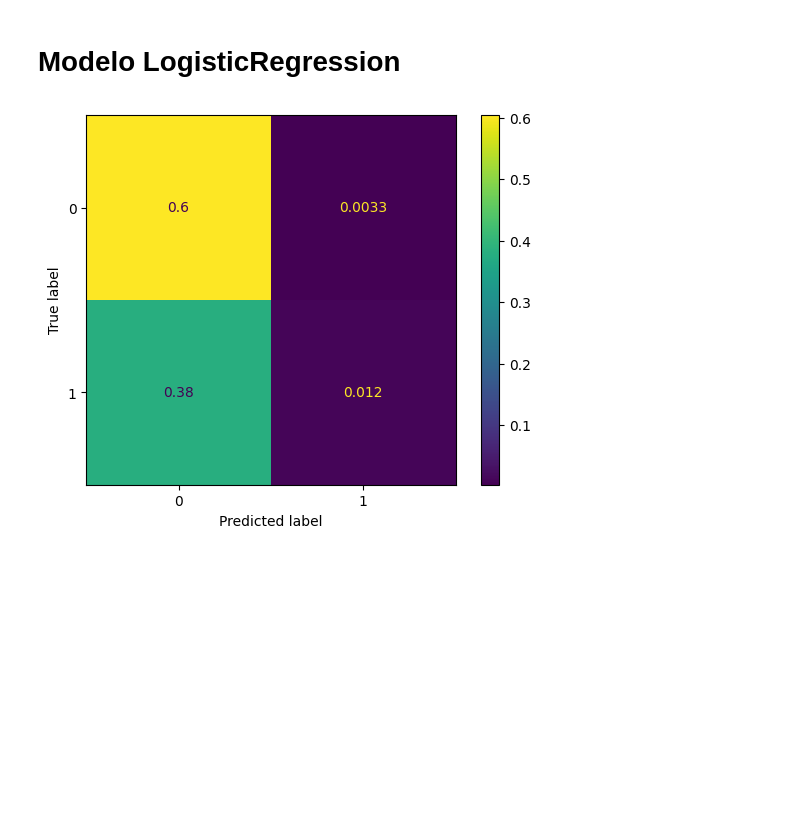
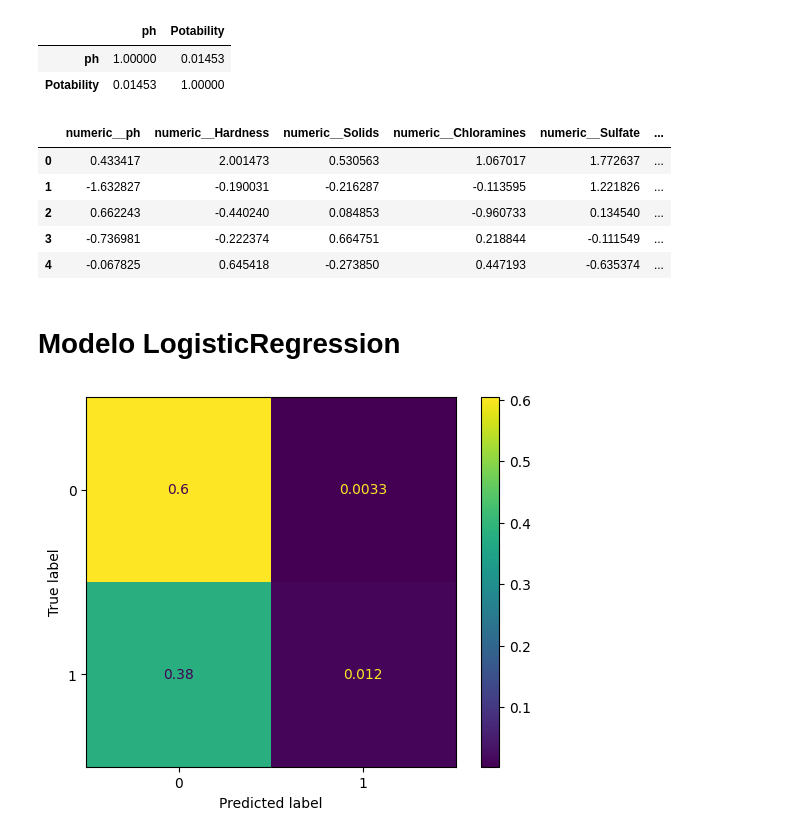
Before and after one commit to aexpedito/mlflow, a Jupyter notebook: potability.ipynb, the cells around one changed output. Drawn from its saved outputs; the diff is of its cells as text; code cells hidden in the pictures; blank space fills up the shorter version.

```diff
--- a/potability.ipynb
+++ b/potability.ipynb
@@ -41,6 +63,14 @@ data_df = pd.read_csv(path + '/water_potability.csv')
 # %%
 #dropa linhas com NA
 data_df.dropna(inplace=True)
+# %%
+#correlaçao entre PH e Potability
+corr_Ph_Potability = data_df[['ph', 'Potability']].corr()
+corr_Ph_Potability
+# %% [output]
+|  | ph | Potability |
+| ph | 1.00000 | 0.01453 |
+| Potability | 0.01453 | 1.00000 |
 # %%
 # Split dos dados
 data_df_train, data_df_test = train_test_split(data_df, test_size=0.30, random_state=0, shuffle=True)
@@ -63,6 +93,15 @@ X_test = pd.DataFrame(transformer.transform(data_df_test), columns=features)
 
 y_train = data_df_train['Potability']
 y_test = data_df_test['Potability']
+# %%
+X_train.head()
+# %% [output]
+|  | numeric__ph | numeric__Hardness | numeric__Solids | numeric__Chloramines | numeric__Sulfate | ... |
+| 0 | 0.433417 | 2.001473 | 0.530563 | 1.067017 | 1.772637 | ... |
+| 1 | -1.632827 | -0.190031 | -0.216287 | -0.113595 | 1.221826 | ... |
+| 2 | 0.662243 | -0.440240 | 0.084853 | -0.960733 | 0.134540 | ... |
+| 3 | -0.736981 | -0.222374 | 0.664751 | 0.218844 | -0.111549 | ... |
+| 4 | -0.067825 | 0.645418 | -0.273850 | 0.447193 | -0.635374 | ... |
 # %%
 #Funçoes utilizadas
 def get_model_metrics(model_name, threshold, y_prob, y_test):
```
Also changed, not shown: parts of 10 cells of this notebook, 7 other files.
